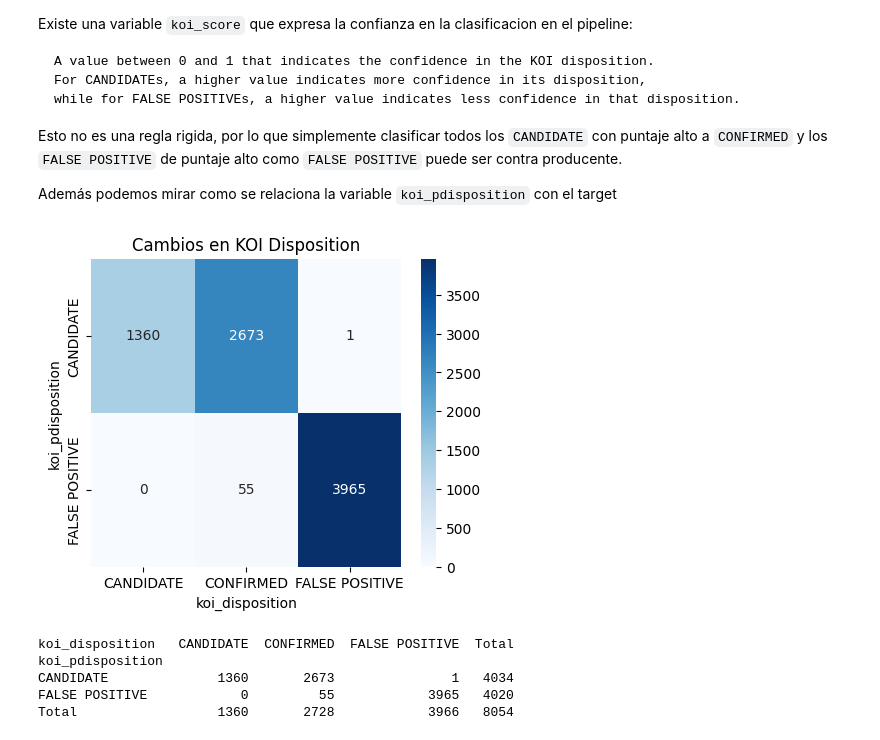
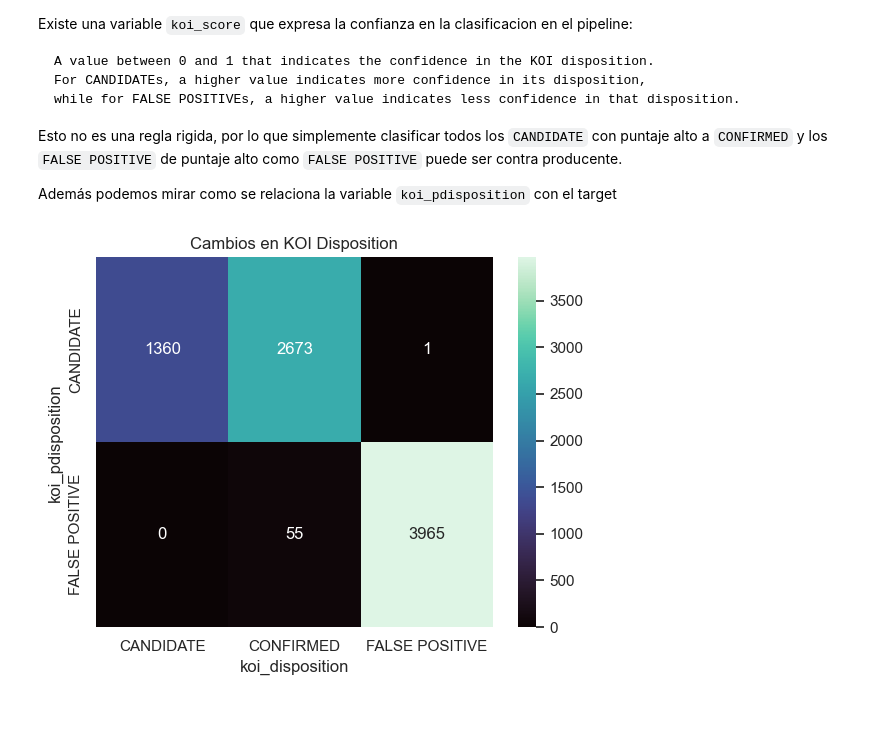
Before and after one commit to kpennington-esc/tp_adm, a Jupyter notebook: tp_adm.ipynb, the cells around one changed output. Drawn from its saved outputs; the diff is of its cells as text; code cells hidden in the pictures; blank space fills up the shorter version.

```diff
--- a/tp_adm.ipynb
+++ b/tp_adm.ipynb
@@ -83,22 +83,15 @@ Además podemos mirar como se relaciona la variable `koi_pdisposition` con el ta
 # %%
 disposition_counts = pd.crosstab(
     df['koi_pdisposition'],
     df['koi_disposition'],
     margins=True,
     margins_name="Total"
 )
-plt.figure(figsize=(5, 4))
 sns.heatmap(
     pd.crosstab(df['koi_pdisposition'], df['koi_disposition']),
-    annot=True, fmt='d', cmap='Blues'
+    annot=True, fmt='d', cmap='mako'
 )
 plt.title("Cambios en KOI Disposition")
 plt.show()
-print(disposition_counts)
 # %% [output]
-[figure, old version]
+[figure, new version]
-koi_disposition   CANDIDATE  CONFIRMED  FALSE POSITIVE  Total
-koi_pdisposition
-CANDIDATE              1360       2673               1   4034
-FALSE POSITIVE            0         55            3965   4020
-Total                  1360       2728            3966   8054
```
Also changed, not shown: parts of 8 cells of this notebook.
